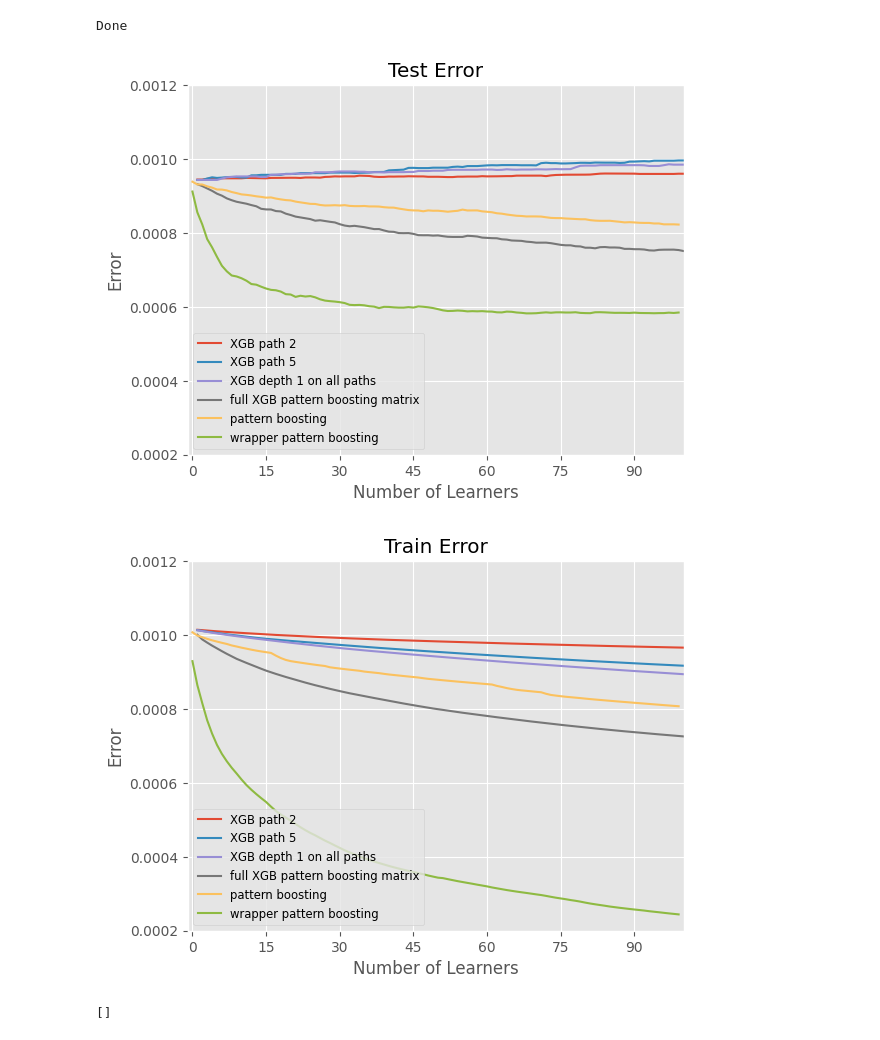
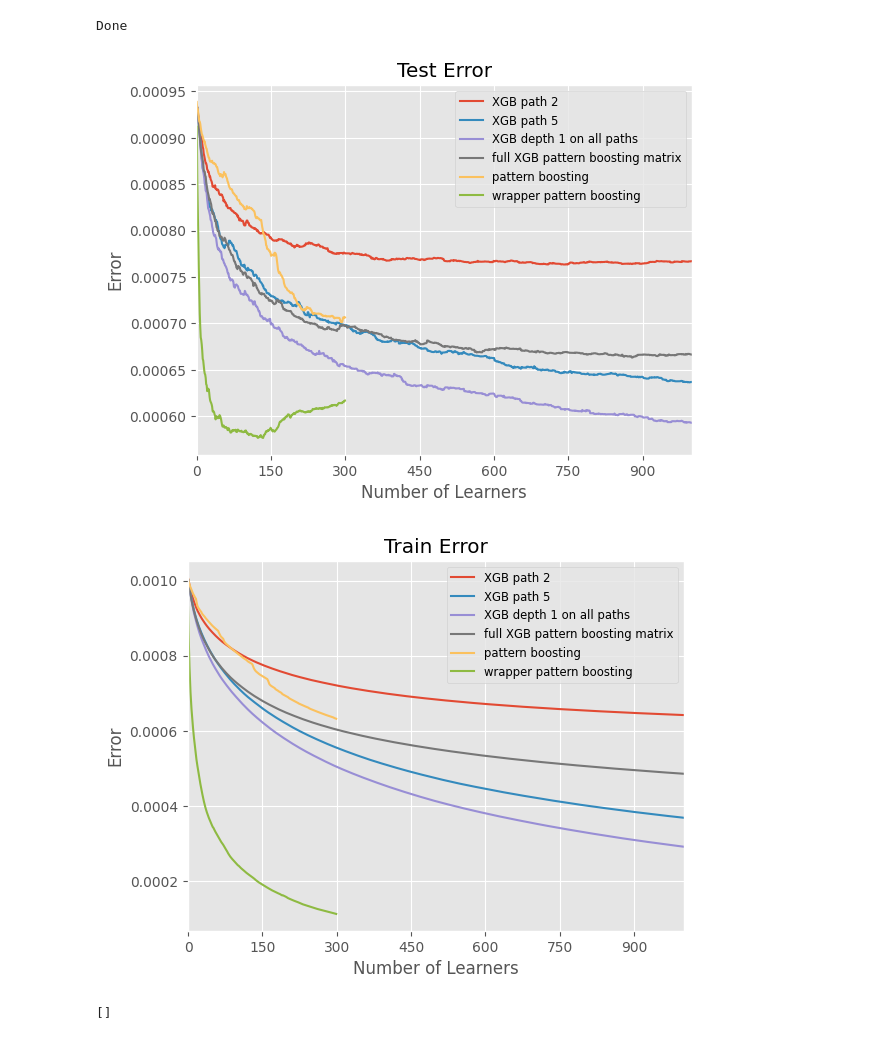
Before and after one commit to Claudio-Me/Path-Boosting-Public, a Jupyter notebook: wrapped_boosting_analysis.ipynb, the cells around one changed output. Drawn from its saved outputs; the diff is of its cells as text; code cells hidden in the pictures.

```diff
--- a/wrapped_boosting_analysis.ipynb
+++ b/wrapped_boosting_analysis.ipynb
@@ -38,7 +38,7 @@ dataset_name = "5_k_selection_graphs"
 # the model will be searched in the directory results/jupiter
 pattern_boosting_model_name = "frequency_matrix"
 
-max_n_learners = 200
+max_n_learners = 1000
 
 max_path_length = [2, 5]
 
@@ -332,7 +332,7 @@ if True:
     # pattern boosting
 
     # directory = '/Users/popcorn/PycharmProjects/pattern_boosting/results/jupiter/'
-    directory = '/Users/popcorn/PycharmProjects/pattern_boosting/results/Xgb_step_100_max_path_length_101_5_k_selection_graphs/'
+    directory = '/Users/popcorn/PycharmProjects/pattern_boosting/results/Xgb_step_300_max_path_length_101_5_k_selection_graphs/'
 
     pattern_boosting = data_reader.load_data(directory=directory, filename="pattern_boosting")
 
@@ -342,8 +342,8 @@ if True:
     labels_list.append('pattern boosting')
     #--------------------------------------------------------------------------------------------------------------------------------------------------------------
 
-    #directory = '/Users/popcorn/PycharmProjects/pattern_boosting/results/Xgb_step_200_max_path_length_101_5_k_selection_graphs/wrapped_boosting/'
-    directory = '/Users/popcorn/PycharmProjects/pattern_boosting/results/Xgb_step_100_max_path_length_101_5_k_selection_graphs/wrapped_boosting/'
+    # directory = '/Users/popcorn/PycharmProjects/pattern_boosting/results/Xgb_step_200_max_path_length_101_5_k_selection_graphs/wrapped_boosting/'
+    directory = '/Users/popcorn/PycharmProjects/pattern_boosting/results/Xgb_step_300_max_path_length_101_5_k_selection_graphs/wrapped_boosting/'
     wrapper_pattern_boosting = data_reader.load_data(directory=directory, filename="wrapper_pattern_boosting")
 
     errors_test_list.append(wrapper_pattern_boosting.test_error)
@@ -424,38 +424,39 @@ def plot_error_evolution(error_list: List[List[float]],
 
     for error, number_of_learners, label in zip(error_list, number_of_learners_list, labels):
         ax.plot(list(number_of_learners), list(error), label=label)
 
     ax.xaxis.set_major_locator(MaxNLocator(integer=True))  # Force x-axis to show only integer values
 
     if x_lim is not None:
         ax.set_xlim(x_lim)
 
     if y_lim is not None:
         ax.set_ylim(y_lim)
 
     ax.set_xlabel('Number of Learners')
     ax.set_ylabel('Error')
     ax.set_title(title)
     ax.legend()
     #ax.set_yscale('log')
     ax.legend(fontsize=legend_fontsize)  # Set the legend font size
     ax.grid(True)
 
     plt.show()
 
-
-y_lim = (0.0002, 0.0012)
-x_lim = (-1, 100)
+y_lim=None
+x_lim=None
+#y_lim = (0.00018, 0.001)
+x_lim = (-1, max_n_learners)
 
 plot_error_evolution(errors_test_list, n_learners_list, labels_list, title="Test Error", y_lim=y_lim,
                      x_lim=x_lim)
 plot_error_evolution(errors_train_list, n_learners_list, labels_list, title="Train Error", y_lim=y_lim,
                      x_lim=x_lim)
 
 #----------------------------------------------------------------------------------------------------------------------------------------------------------------------------------
 # %% [output]
-[figure, old version]
+[figure, new version]
-[figure, old version]
+[figure, new version]
 # %%
 errors_test_list[-2]
 # %% [output]
```
Also changed, not shown: parts of 3 cells of this notebook, 5 other files.
